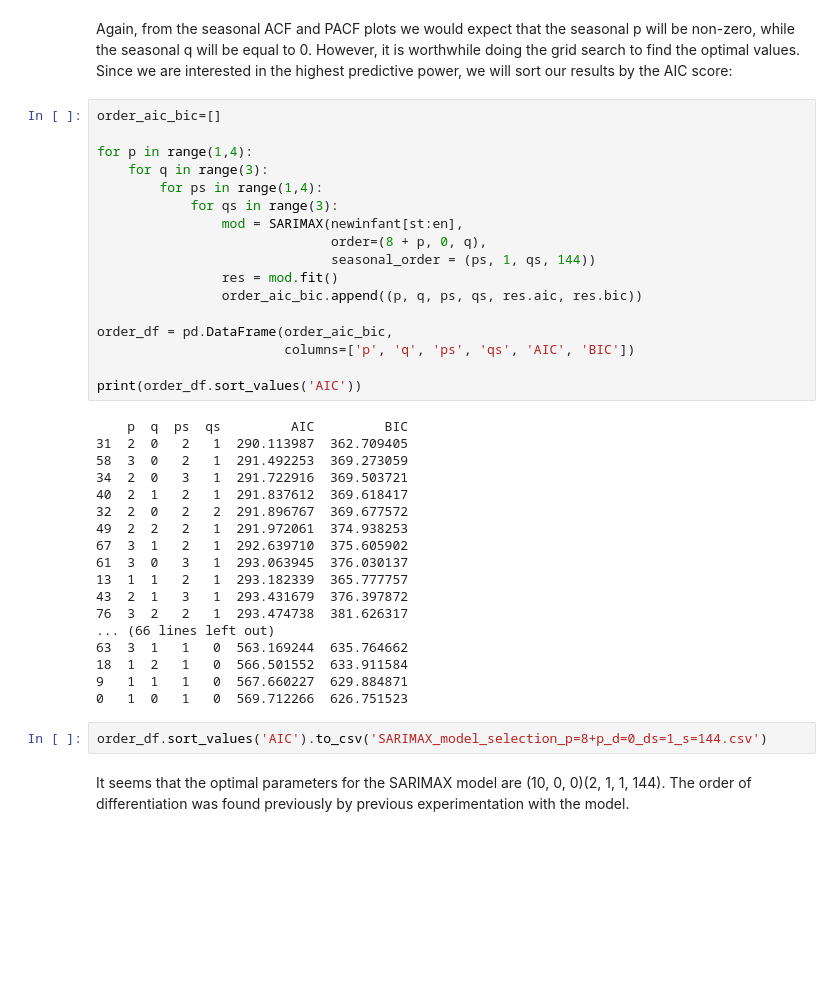
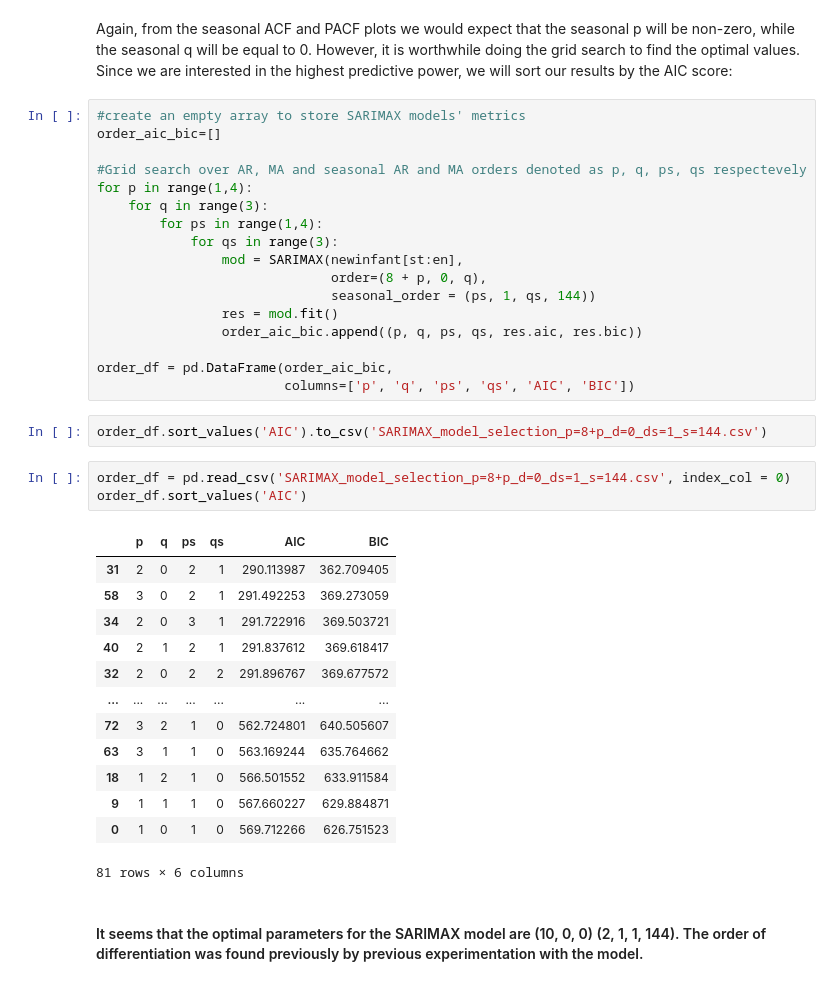
Before and after one commit to dubinkin/BabySleep, a Jupyter notebook: notebooks/SARIMAX_model.ipynb, the cells around one changed output. Saved outputs shown, nothing was run; the diff lists cells and outputs as text; blank space fills up the shorter version.

```diff
--- a/notebooks/SARIMAX_model.ipynb
+++ b/notebooks/SARIMAX_model.ipynb
@@ -55,8 +55,10 @@ plot_pacf(pd.Series(newinfant)[st : en], lags = laglist, zero = False);
 # %% [markdown]
 Again, from the seasonal ACF and PACF plots we would expect that the seasonal p will be non-zero, while the seasonal q will be equal to 0. However, it is worthwhile doing the grid search to find the optimal values. Since we are interested in the highest predictive power, we will sort our results by the AIC score:
 # %%
+#create an empty array to store SARIMAX models' metrics
 order_aic_bic=[]
 
+#Grid search over AR, MA and seasonal AR and MA orders denoted as p, q, ps, qs respectevely
 for p in range(1,4):
     for q in range(3):
         for ps in range(1,4):
@@ -69,27 +71,24 @@ for p in range(1,4):
 
 order_df = pd.DataFrame(order_aic_bic,
                         columns=['p', 'q', 'ps', 'qs', 'AIC', 'BIC'])
-
-print(order_df.sort_values('AIC'))
-# %% [output]
-    p  q  ps  qs         AIC         BIC
-31  2  0   2   1  290.113987  362.709405
-58  3  0   2   1  291.492253  369.273059
-34  2  0   3   1  291.722916  369.503721
-40  2  1   2   1  291.837612  369.618417
-32  2  0   2   2  291.896767  369.677572
-49  2  2   2   1  291.972061  374.938253
-67  3  1   2   1  292.639710  375.605902
-61  3  0   3   1  293.063945  376.030137
-13  1  1   2   1  293.182339  365.777757
-43  2  1   3   1  293.431679  376.397872
-76  3  2   2   1  293.474738  381.626317
-... (66 lines left out)
-63  3  1   1   0  563.169244  635.764662
-18  1  2   1   0  566.501552  633.911584
-9   1  1   1   0  567.660227  629.884871
-0   1  0   1   0  569.712266  626.751523
 # %%
 order_df.sort_values('AIC').to_csv('SARIMAX_model_selection_p=8+p_d=0_ds=1_s=144.csv')
+# %%
+order_df = pd.read_csv('SARIMAX_model_selection_p=8+p_d=0_ds=1_s=144.csv', index_col = 0)
+order_df.sort_values('AIC')
+# %% [output]
+|  | p | q | ps | qs | AIC | BIC |
+| 31 | 2 | 0 | 2 | 1 | 290.113987 | 362.709405 |
+| 58 | 3 | 0 | 2 | 1 | 291.492253 | 369.273059 |
+| 34 | 2 | 0 | 3 | 1 | 291.722916 | 369.503721 |
+| 40 | 2 | 1 | 2 | 1 | 291.837612 | 369.618417 |
+| 32 | 2 | 0 | 2 | 2 | 291.896767 | 369.677572 |
+| ... | ... | ... | ... | ... | ... | ... |
+| 72 | 3 | 2 | 1 | 0 | 562.724801 | 640.505607 |
+| 63 | 3 | 1 | 1 | 0 | 563.169244 | 635.764662 |
+| 18 | 1 | 2 | 1 | 0 | 566.501552 | 633.911584 |
+| 9 | 1 | 1 | 1 | 0 | 567.660227 | 629.884871 |
+| 0 | 1 | 0 | 1 | 0 | 569.712266 | 626.751523 |
+81 rows × 6 columns
 # %% [markdown]
-It seems that the optimal parameters for the SARIMAX model are (10, 0, 0)(2, 1, 1, 144). The order of differentiation was found previously by previous experimentation with the model.
+#### It seems that the optimal parameters for the SARIMAX model are (10, 0, 0) (2, 1, 1, 144). The order of differentiation was found previously by previous experimentation with the model.
```
Also changed, not shown: 14 other files.
